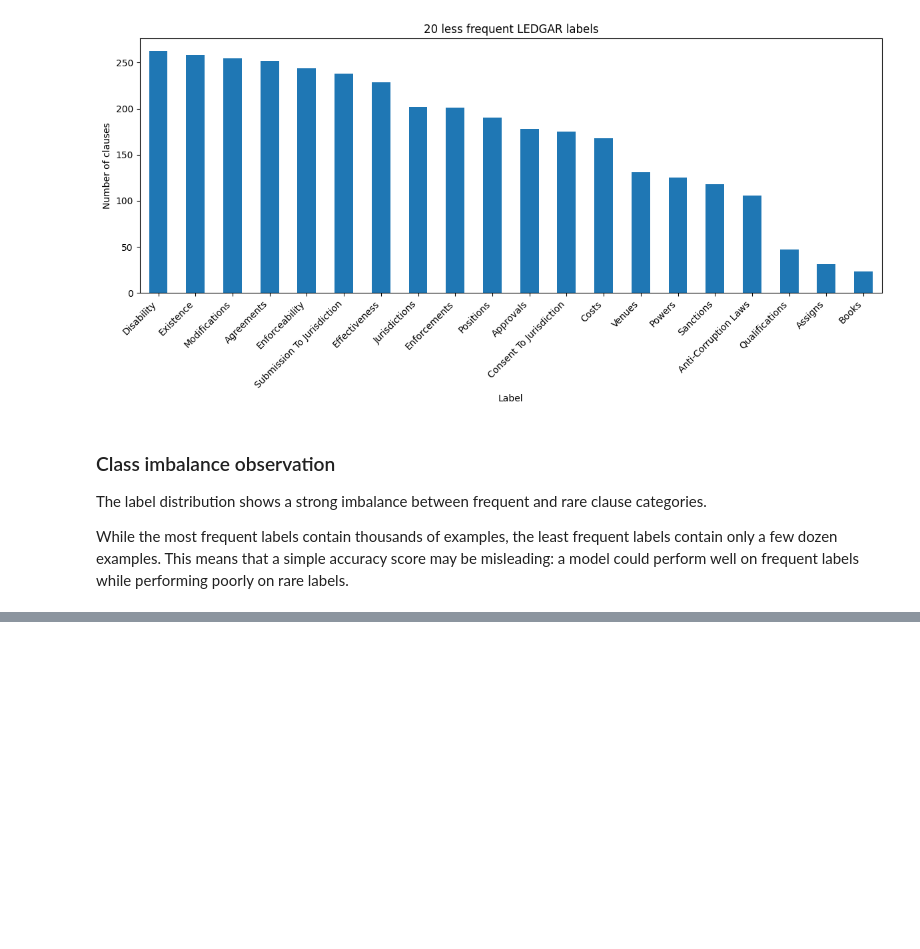
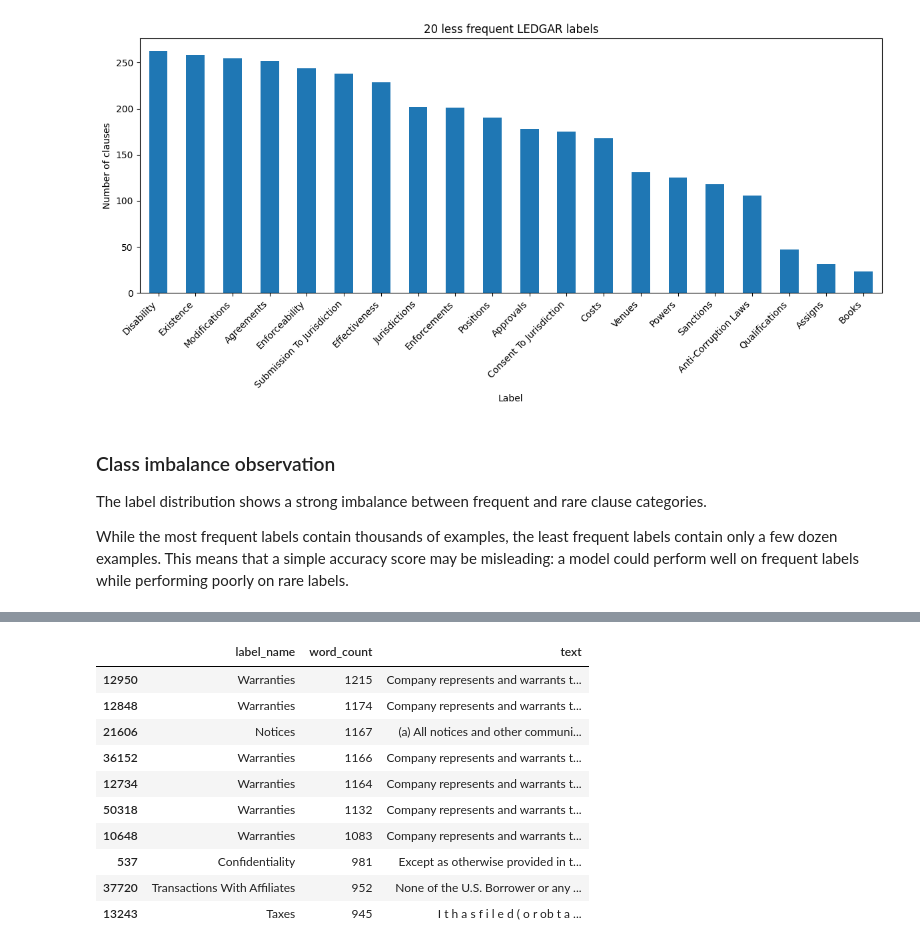
Before and after one commit to lkepli/BrickLawyer, a Jupyter notebook: notebooks/01_data_prep.ipynb, the cells around one changed output, grey strips where cells are left out. Cells and saved outputs as stored; diff of their text form; code cells hidden in the pictures; blank space fills up the shorter version.

```diff
--- a/notebooks/01_data_prep.ipynb
+++ b/notebooks/01_data_prep.ipynb
@@ -208,0 +268,14 @@ While the most frequent labels contain thousands of examples, the least frequent
+# %%
+train_df.sort_values("word_count", ascending=False).head(10)[["label_name", "word_count", "text"]]
+# %% [output]
+|  | label_name | word_count | text |
+| 12950 | Warranties | 1215 | Company represents and warrants t... |
+| 12848 | Warranties | 1174 | Company represents and warrants t... |
+| 21606 | Notices | 1167 | (a) All notices and other communi... |
+| 36152 | Warranties | 1166 | Company represents and warrants t... |
+| 12734 | Warranties | 1164 | Company represents and warrants t... |
+| 50318 | Warranties | 1132 | Company represents and warrants t... |
+| 10648 | Warranties | 1083 | Company represents and warrants t... |
+| 537 | Confidentiality | 981 | Except as otherwise provided in t... |
+| 37720 | Transactions With Affiliates | 952 | None of the U.S. Borrower or any ... |
+| 13243 | Taxes | 945 | I t h a s f i l e d ( o r ob t a ... |
```
Also changed, not shown: parts of 11 cells of this notebook.
